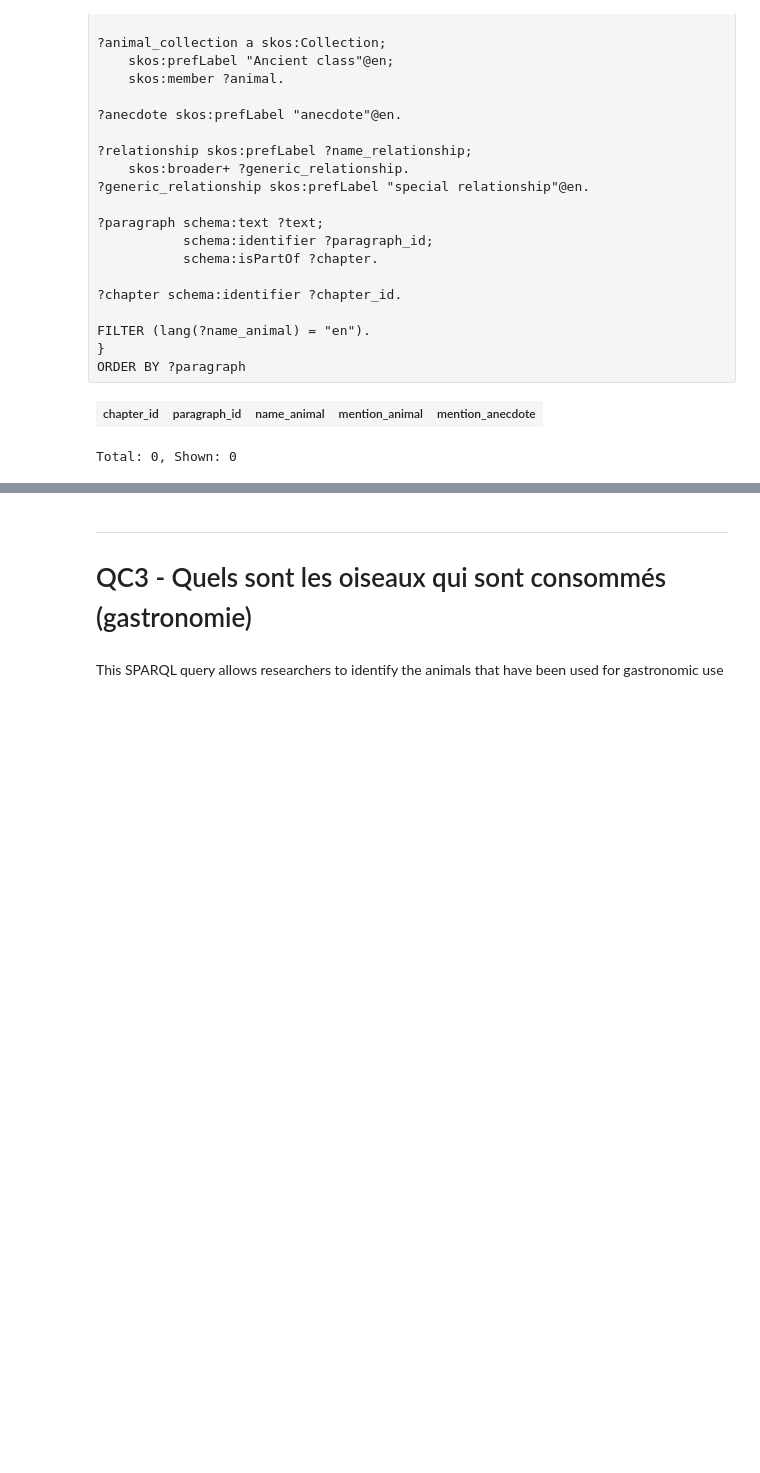
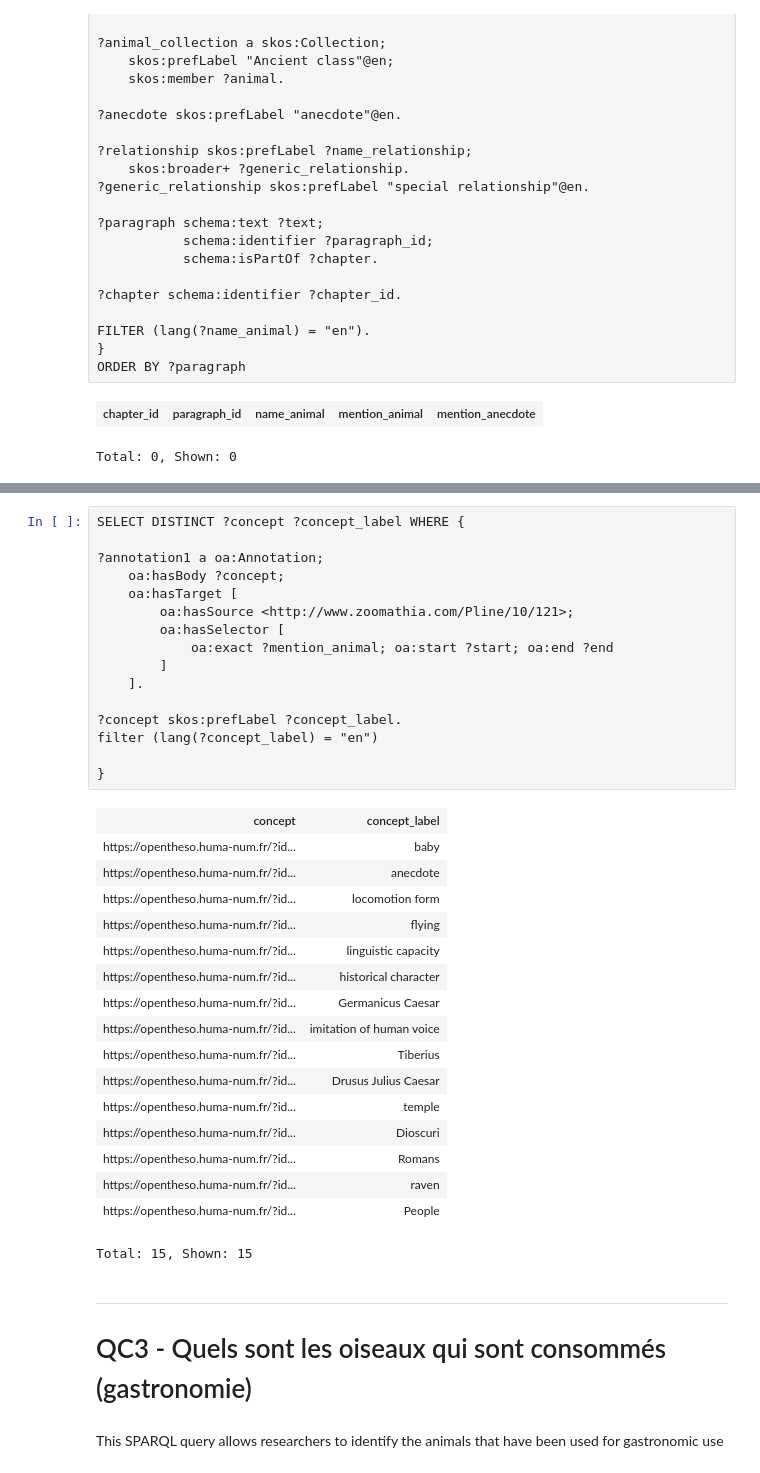
Before and after one commit to Sensaku/CEPAM-CNRS-Zoomathia, a Jupyter notebook: Projet_Zoomathia/QC/Pline-KG_Queries.ipynb, the cells around one changed output, grey strips where cells are left out. Cells and saved outputs as stored; diff of their text form; blank space fills up the shorter version.

```diff
--- a/Projet_Zoomathia/QC/Pline-KG_Queries.ipynb
+++ b/Projet_Zoomathia/QC/Pline-KG_Queries.ipynb
@@ -237,3 +234,37 @@ Total: 0, Shown: 0
+# %%
+SELECT DISTINCT ?concept ?concept_label WHERE {
+
+?annotation1 a oa:Annotation;
+    oa:hasBody ?concept;
+    oa:hasTarget [
+        oa:hasSource <http://www.zoomathia.com/Pline/10/121>;
+        oa:hasSelector [
+            oa:exact ?mention_animal; oa:start ?start; oa:end ?end
+        ]
+    ].
+
+?concept skos:prefLabel ?concept_label.
+filter (lang(?concept_label) = "en")
+
+}
+# %% [output]
+| concept | concept_label |
+| https://opentheso.huma-num.fr/?id... | baby |
+| https://opentheso.huma-num.fr/?id... | anecdote |
+| https://opentheso.huma-num.fr/?id... | locomotion form |
+| https://opentheso.huma-num.fr/?id... | flying |
+| https://opentheso.huma-num.fr/?id... | linguistic capacity |
+| https://opentheso.huma-num.fr/?id... | historical character |
+| https://opentheso.huma-num.fr/?id... | Germanicus Caesar |
+| https://opentheso.huma-num.fr/?id... | imitation of human voice |
+| https://opentheso.huma-num.fr/?id... | Tiberius |
+| https://opentheso.huma-num.fr/?id... | Drusus Julius Caesar |
+| https://opentheso.huma-num.fr/?id... | temple |
+| https://opentheso.huma-num.fr/?id... | Dioscuri |
+| https://opentheso.huma-num.fr/?id... | Romans |
+| https://opentheso.huma-num.fr/?id... | raven |
+| https://opentheso.huma-num.fr/?id... | People |
+Total: 15, Shown: 15
 # %% [markdown]
 <hr>
 
```
Also changed, not shown: parts of 8 cells of this notebook.
